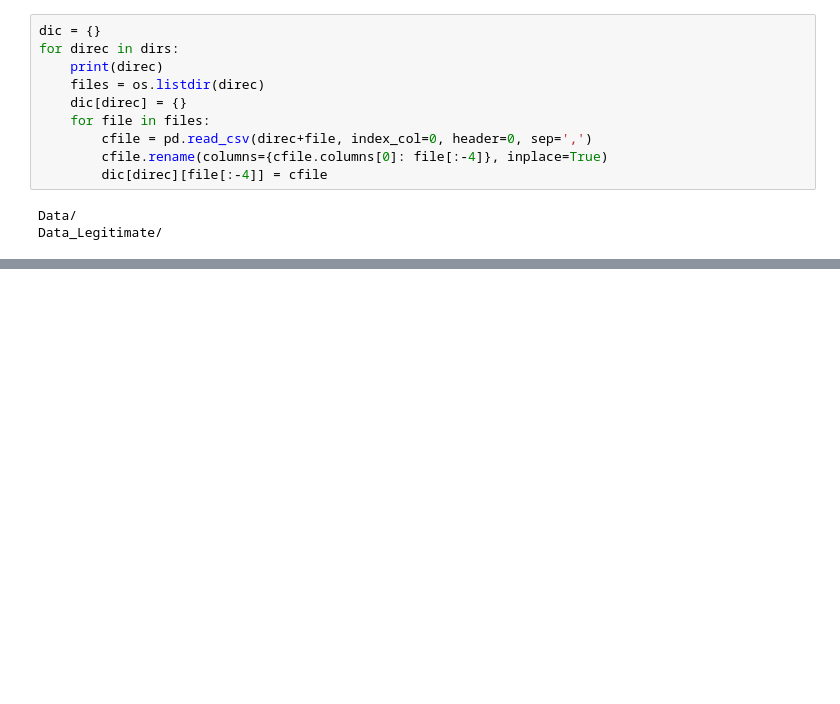
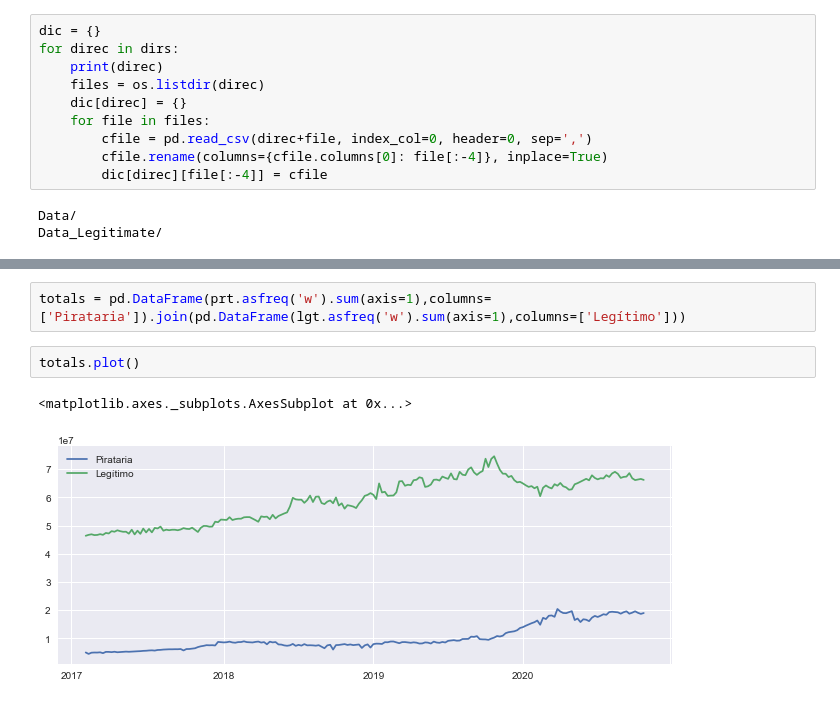
Before and after one commit to gustavo-pohlmann/TCC, a Jupyter notebook: TCC.ipynb, the cells around one changed output, grey strips where cells are left out. Drawn from its saved outputs; the diff is of its cells as text; blank space fills up the shorter version.

```diff
--- a/TCC.ipynb
+++ b/TCC.ipynb
@@ -44,0 +86,7 @@ dic['Data/']
+# %%
+totals = pd.DataFrame(prt.asfreq('w').sum(axis=1),columns=['Pirataria']).join(pd.DataFrame(lgt.asfreq('w').sum(axis=1),columns=['Legítimo']))
+# %%
+totals.plot()
+# %% [output]
+<matplotlib.axes._subplots.AxesSubplot at 0x...>
+[figure, added]
```
Also changed, not shown: parts of 14 cells of this notebook.
